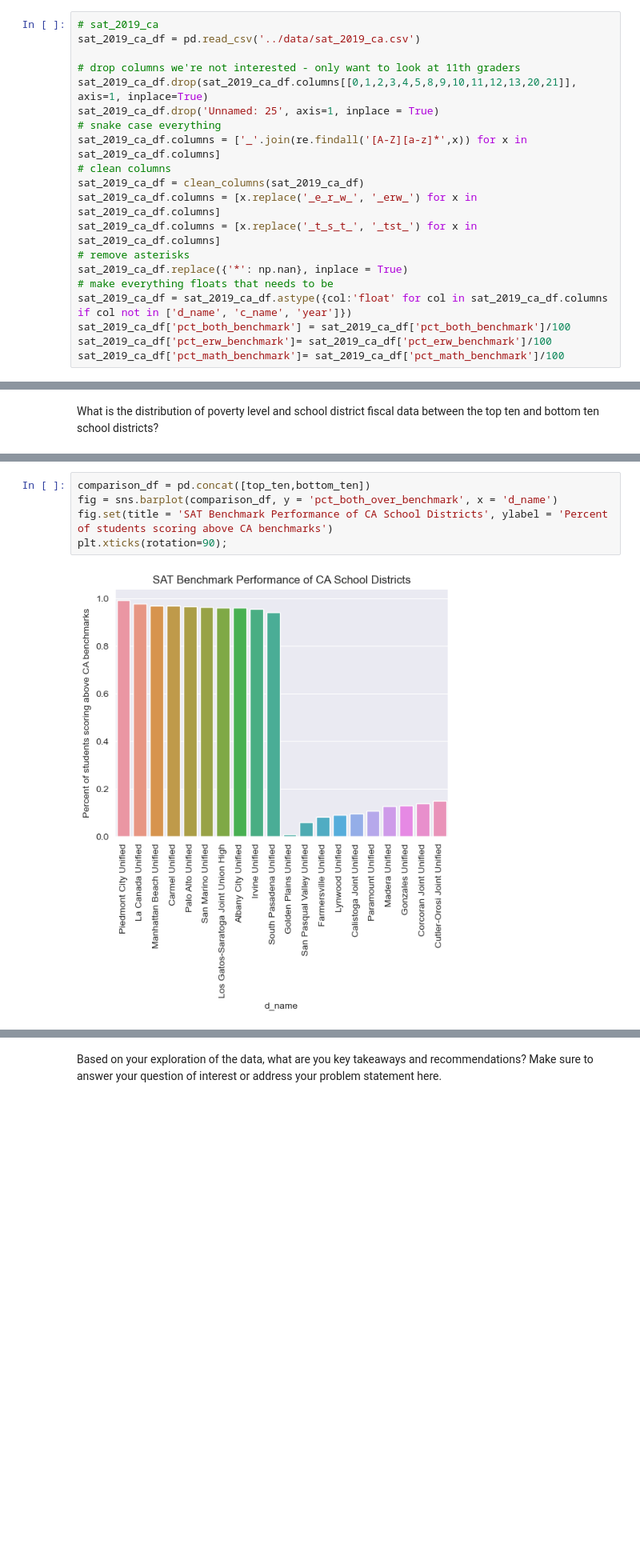
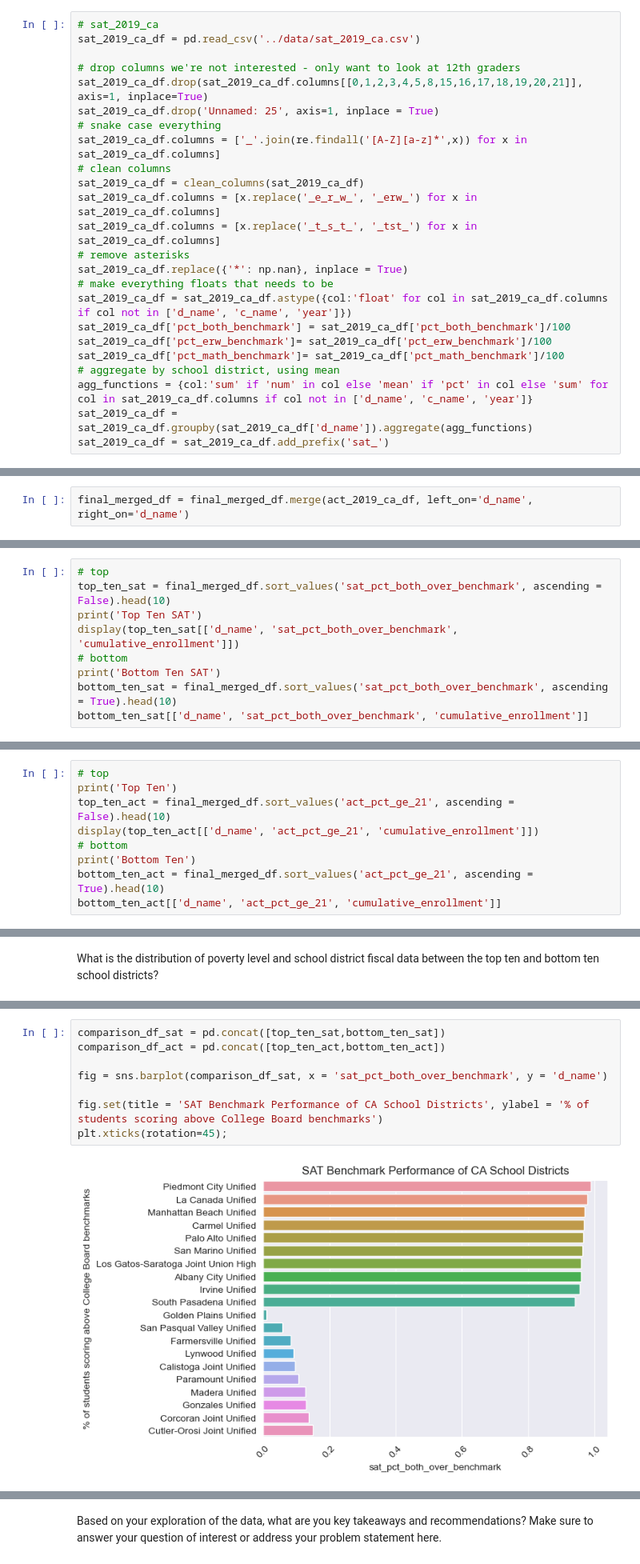
Before and after one commit to AlexSpradling/california_sat_analysis, a Jupyter notebook: code/starter-code Alex.ipynb, the cells around one changed output, grey strips where cells are left out. Shown at 80% size. Saved outputs shown, nothing was run; the diff lists cells and outputs as text; blank space fills up the shorter version.

```diff
--- a/code/starter-code Alex.ipynb
+++ b/code/starter-code Alex.ipynb
@@ -189,8 +218,8 @@ SAT 2017-2019
 # sat_2019_ca
 sat_2019_ca_df = pd.read_csv('../data/sat_2019_ca.csv')
 
-# drop columns we're not interested - only want to look at 11th graders
-sat_2019_ca_df.drop(sat_2019_ca_df.columns[[0,1,2,3,4,5,8,9,10,11,12,13,20,21]], axis=1, inplace=True)
+# drop columns we're not interested - only want to look at 12th graders
+sat_2019_ca_df.drop(sat_2019_ca_df.columns[[0,1,2,3,4,5,8,15,16,17,18,19,20,21]], axis=1, inplace=True)
 sat_2019_ca_df.drop('Unnamed: 25', axis=1, inplace = True)
 # snake case everything
 sat_2019_ca_df.columns = ['_'.join(re.findall('[A-Z][a-z]*',x)) for x in sat_2019_ca_df.columns]
@@ -205,6 +234,10 @@ sat_2019_ca_df = sat_2019_ca_df.astype({col:'float' for col in sat_2019_ca_df.co
 sat_2019_ca_df['pct_both_benchmark'] = sat_2019_ca_df['pct_both_benchmark']/100
 sat_2019_ca_df['pct_erw_benchmark']= sat_2019_ca_df['pct_erw_benchmark']/100
 sat_2019_ca_df['pct_math_benchmark']= sat_2019_ca_df['pct_math_benchmark']/100
+# aggregate by school district, using mean
+agg_functions = {col:'sum' if 'num' in col else 'mean' if 'pct' in col else 'sum' for col in sat_2019_ca_df.columns if col not in ['d_name', 'c_name', 'year']}
+sat_2019_ca_df = sat_2019_ca_df.groupby(sat_2019_ca_df['d_name']).aggregate(agg_functions)
+sat_2019_ca_df = sat_2019_ca_df.add_prefix('sat_')
 # %%
 sat_2019_ca_df
 # %% [output]
@@ -336,3 +366,5 @@ final_merged_df = pd.merge(merged_ca_sat_rev, ca_districts_students_teachers, le
 # rename columns
 final_merged_df.columns = [x.replace('_benchmark', '_over_benchmark') for x in final_merged_df.columns]
 final_merged_df.rename({'gender_code':'avg_tchr_sex', 'age':'avg_tchr_age','education_level':'avg_tchr_edu_lvl', 'years_teaching':'avg_tchr_yrs_tching', 'years_in_district':'avg_tchr_yrs_in_dstrct', 'edp_365':'annual_expense_of_ed'}, axis = 1, inplace = True)
+# %%
+final_merged_df = final_merged_df.merge(act_2019_ca_df, left_on='d_name', right_on='d_name')
@@ -464,0 +475,9 @@ bottom_ten[['d_name', 'pct_both_over_benchmark', 'cumulative_enrollment']]
+# %%
+# top
+top_ten_sat = final_merged_df.sort_values('sat_pct_both_over_benchmark', ascending = False).head(10)
+print('Top Ten SAT')
+display(top_ten_sat[['d_name', 'sat_pct_both_over_benchmark', 'cumulative_enrollment']])
+# bottom
+print('Bottom Ten SAT')
+bottom_ten_sat = final_merged_df.sort_values('sat_pct_both_over_benchmark', ascending = True).head(10)
+bottom_ten_sat[['d_name', 'sat_pct_both_over_benchmark', 'cumulative_enrollment']]
@@ -465,3 +511,12 @@ bottom_ten[['d_name', 'pct_both_over_benchmark', 'cumulative_enrollment']]
+# %%
+# top
+print('Top Ten')
+top_ten_act = final_merged_df.sort_values('act_pct_ge_21', ascending = False).head(10)
+display(top_ten_act[['d_name', 'act_pct_ge_21', 'cumulative_enrollment']])
+# bottom
+print('Bottom Ten')
+bottom_ten_act = final_merged_df.sort_values('act_pct_ge_21', ascending = True).head(10)
+bottom_ten_act[['d_name', 'act_pct_ge_21', 'cumulative_enrollment']]
 # %% [markdown]
 What is the distribution of teacher education and experience for the top five and bottom five school districts?
 # %%
@@ -620,7 +645,10 @@ fig.set(title = 'Distribution of SAT performance in CA School Districts');
 # %%
-comparison_df = pd.concat([top_ten,bottom_ten])
-fig = sns.barplot(comparison_df, y = 'pct_both_over_benchmark', x = 'd_name')
-fig.set(title = 'SAT Benchmark Performance of CA School Districts', ylabel = 'Percent of students scoring above CA benchmarks')
-plt.xticks(rotation=90);
+comparison_df_sat = pd.concat([top_ten_sat,bottom_ten_sat])
+comparison_df_act = pd.concat([top_ten_act,bottom_ten_act])
+
+fig = sns.barplot(comparison_df_sat, x = 'sat_pct_both_over_benchmark', y = 'd_name')
+
+fig.set(title = 'SAT Benchmark Performance of CA School Districts', ylabel = '% of students scoring above College Board benchmarks')
+plt.xticks(rotation=45);
 # %% [output]
-[figure, old version]
+[figure, new version]
```
Also changed, not shown: parts of 31 cells of this notebook.
